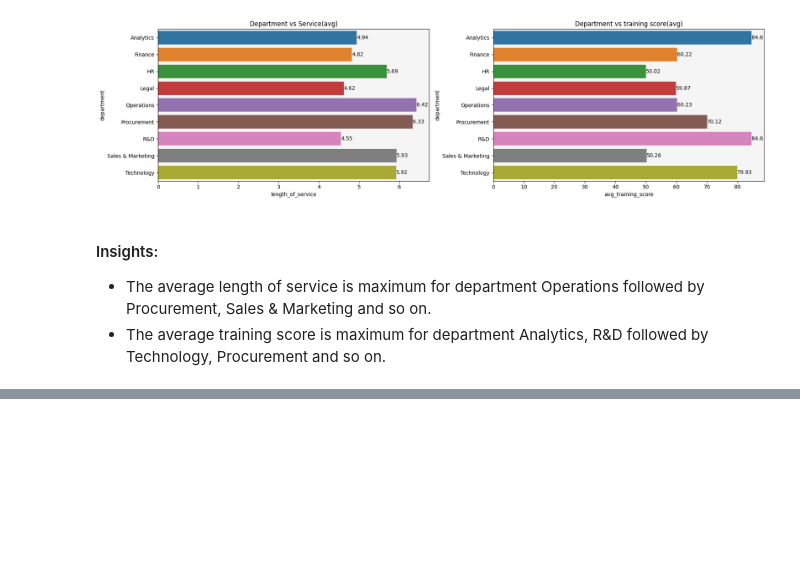
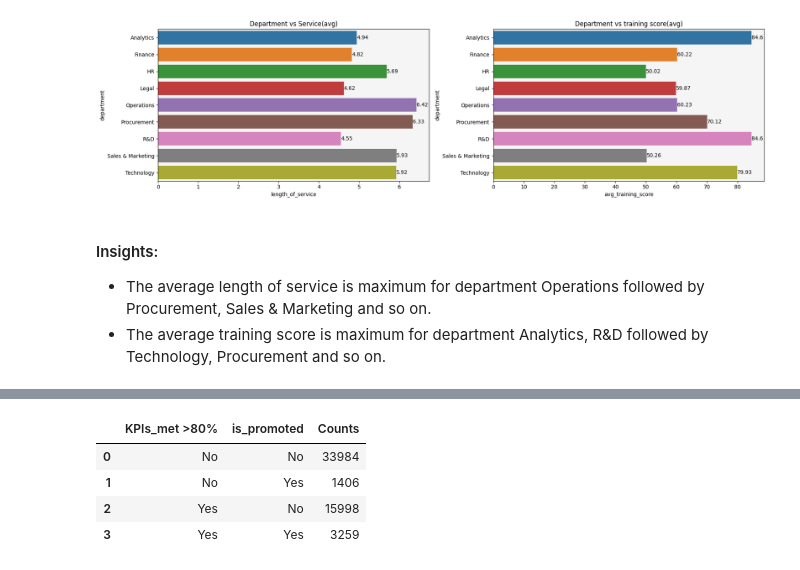
Before and after one commit to Akshay-Paunikar/HR_Analytics, a Jupyter notebook: notebook/hr_analytics_EDA.ipynb, the cells around one changed output, grey strips where cells are left out. Saved outputs shown, nothing was run; the diff lists cells and outputs as text; code cells hidden in the pictures; blank space fills up the shorter version.

```diff
--- a/notebook/hr_analytics_EDA.ipynb
+++ b/notebook/hr_analytics_EDA.ipynb
@@ -940,0 +960,9 @@ plt.show()
+# %%
+# KPI's met vs is_promoted
+train_data.groupby(['KPIs_met >80%','is_promoted']).size().reset_index().rename(columns={0:'Counts'})
+# %% [output]
+|  | KPIs_met >80% | is_promoted | Counts |
+| 0 | No | No | 33984 |
+| 1 | No | Yes | 1406 |
+| 2 | Yes | No | 15998 |
+| 3 | Yes | Yes | 3259 |
```
Also changed, not shown: parts of 5 cells of this notebook, 1 other file.
